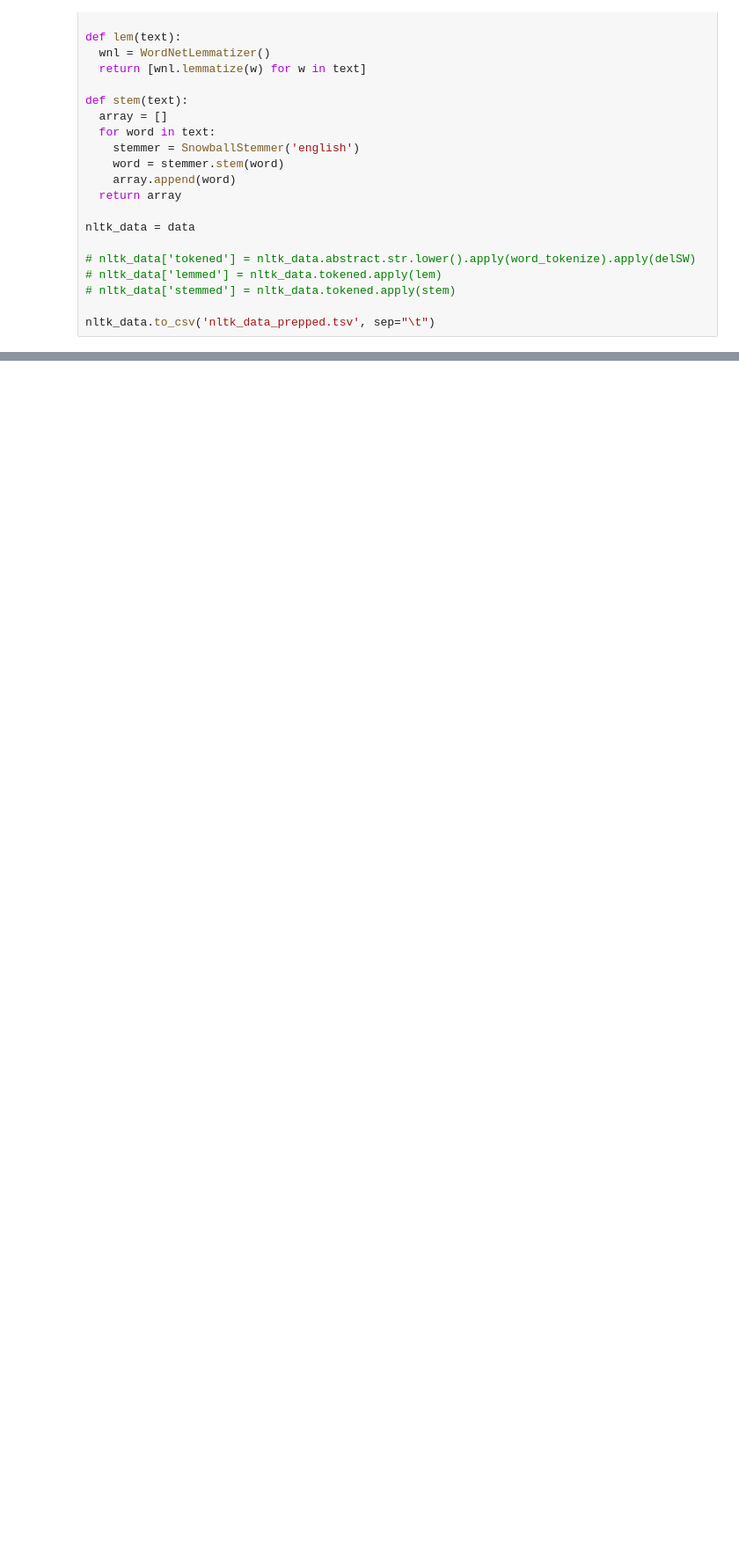
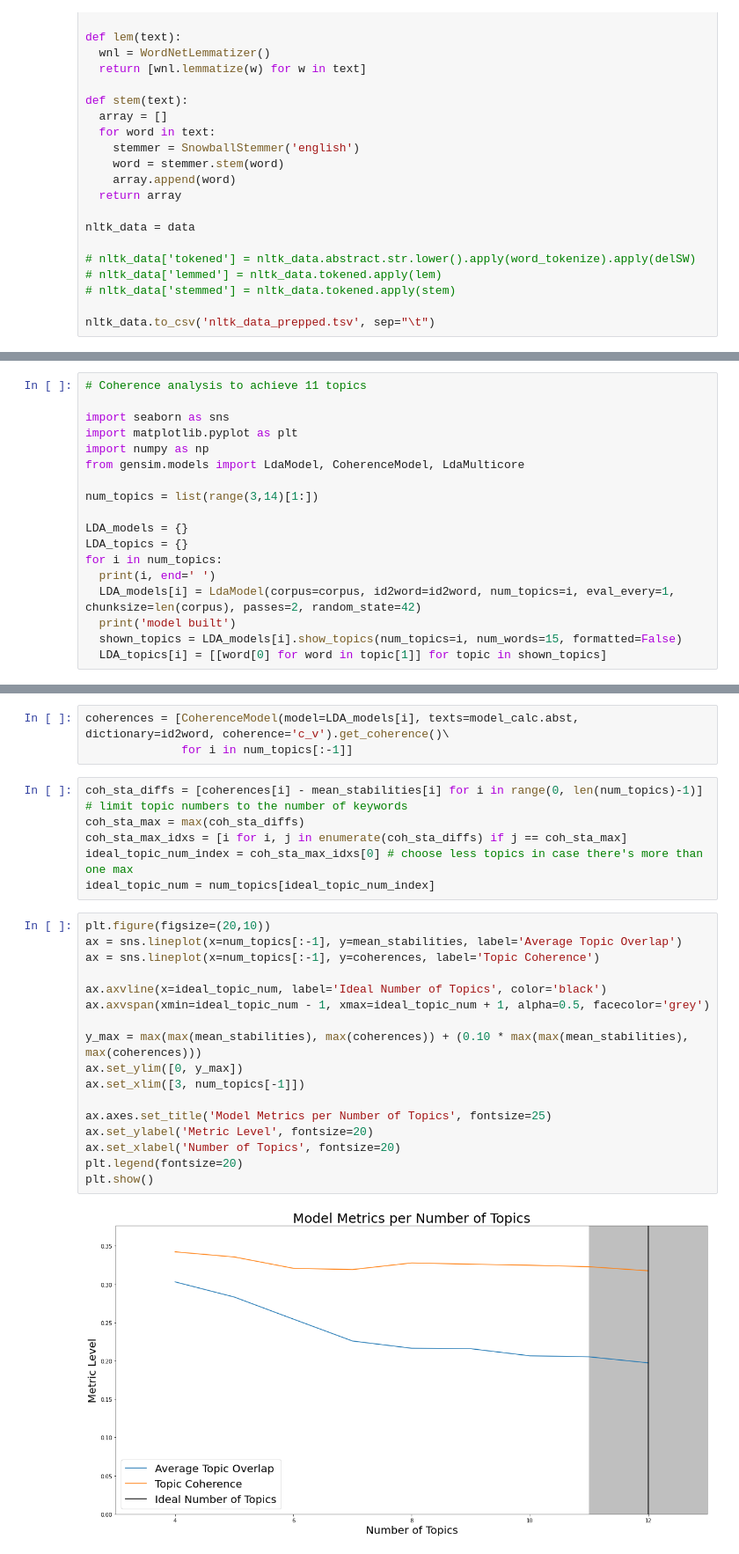
Before and after one commit to ledrey/end, a Jupyter notebook: end.ipynb, the cells around one changed output, grey strips where cells are left out. Shown at 88% size. Cells and saved outputs as stored; diff of their text form; blank space fills up the shorter version.

```diff
--- a/end.ipynb
+++ b/end.ipynb
@@ -225,0 +323,18 @@ del(test)
+# %%
+# Coherence analysis to achieve 11 topics
+
+import seaborn as sns
+import matplotlib.pyplot as plt
+import numpy as np
+from gensim.models import LdaModel, CoherenceModel, LdaMulticore
+
+num_topics = list(range(3,14)[1:])
+
+LDA_models = {}
+LDA_topics = {}
+for i in num_topics:
+  print(i, end=' ')
+  LDA_models[i] = LdaModel(corpus=corpus, id2word=id2word, num_topics=i, eval_every=1, chunksize=len(corpus), passes=2, random_state=42)
+  print('model built')
+  shown_topics = LDA_models[i].show_topics(num_topics=i, num_words=15, formatted=False)
+  LDA_topics[i] = [[word[0] for word in topic[1]] for topic in shown_topics]
@@ -225,0 +380,28 @@ del(test)
+# %%
+coherences = [CoherenceModel(model=LDA_models[i], texts=model_calc.abst, dictionary=id2word, coherence='c_v').get_coherence()\
+              for i in num_topics[:-1]]
+# %%
+coh_sta_diffs = [coherences[i] - mean_stabilities[i] for i in range(0, len(num_topics)-1)] # limit topic numbers to the number of keywords
+coh_sta_max = max(coh_sta_diffs)
+coh_sta_max_idxs = [i for i, j in enumerate(coh_sta_diffs) if j == coh_sta_max]
+ideal_topic_num_index = coh_sta_max_idxs[0] # choose less topics in case there's more than one max
+ideal_topic_num = num_topics[ideal_topic_num_index]
+# %%
+plt.figure(figsize=(20,10))
+ax = sns.lineplot(x=num_topics[:-1], y=mean_stabilities, label='Average Topic Overlap')
+ax = sns.lineplot(x=num_topics[:-1], y=coherences, label='Topic Coherence')
+
+ax.axvline(x=ideal_topic_num, label='Ideal Number of Topics', color='black')
+ax.axvspan(xmin=ideal_topic_num - 1, xmax=ideal_topic_num + 1, alpha=0.5, facecolor='grey')
+
+y_max = max(max(mean_stabilities), max(coherences)) + (0.10 * max(max(mean_stabilities), max(coherences)))
+ax.set_ylim([0, y_max])
+ax.set_xlim([3, num_topics[-1]])
+
+ax.axes.set_title('Model Metrics per Number of Topics', fontsize=25)
+ax.set_ylabel('Metric Level', fontsize=20)
+ax.set_xlabel('Number of Topics', fontsize=20)
+plt.legend(fontsize=20)
+plt.show()
+# %% [output]
+[figure, added]
```
Also changed, not shown: parts of 50 cells of this notebook, 10 other files.
